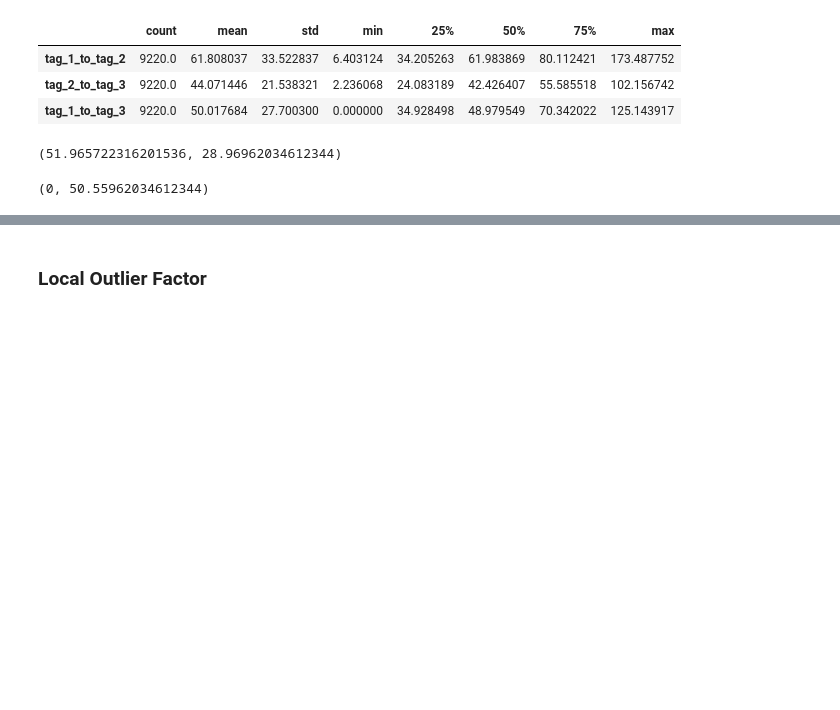
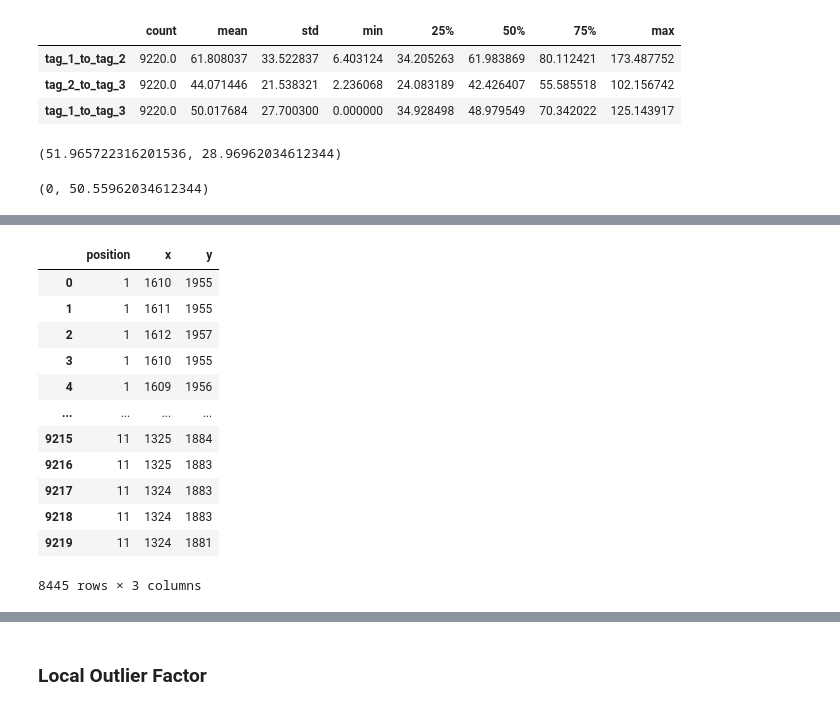
Before and after one commit to shariqak14/indoor_localization, a Jupyter notebook: gaussian.ipynb, the cells around one changed output, grey strips where cells are left out. Cells and saved outputs as stored; diff of their text form; code cells hidden in the pictures; blank space fills up the shorter version.

```diff
--- a/gaussian.ipynb
+++ b/gaussian.ipynb
@@ -373,6 +358,3 @@ bounded_only_one = ~bounded[(bounded.sum(axis=1) == 1)]
 
 # drop these
 bounded_none = bounded[(bounded.sum(axis=1) == 0)]
-# %%
-# This has the form T/F/F, F/T/F, or F/F/T -- apply the not operator to find the odd one out
-bounded[(bounded.sum(axis=1) == 1)] = ~bounded[(bounded.sum(axis=1) == 1)]
@@ -408,6 +360,0 @@ constrained.to_list()
-# %%
-for i in sorted(data["position"].unique()):
-    constrained = data_pre.query(f"position == {i}")["constrained"].value_counts()
-    print(f"Position {i}:",)
-    print(constrained)
-    print("-" * 31)
@@ -453,26 +360,0 @@ data_pre
-# %%
-for i in data_pre["position"].unique():
-    tag_1_x = data_pre.query(f"position == {i} & tag == 1").x.reset_index(drop=True)
-    tag_2_x = data_pre.query(f"position == {i} & tag == 2").x.reset_index(drop=True)
-    tag_3_x = data_pre.query(f"position == {i} & tag == 3").x.reset_index(drop=True)
-
-    tag_1_y = data_pre.query(f"position == {i} & tag == 1").y.reset_index(drop=True)
-    tag_2_y = data_pre.query(f"position == {i} & tag == 2").y.reset_index(drop=True)
-    tag_3_y = data_pre.query(f"position == {i} & tag == 3").y.reset_index(drop=True)
-
-    fig, axes = plt.subplots(nrows=1, ncols=2, figsize=(12, 4))
-
-    axes[0].plot(tag_1_x, label="tag_1")
-    axes[0].plot(tag_2_x, label="tag_2", color="seagreen")
-    axes[0].plot(tag_3_x, label="tag_3", color="tomato")
-    axes[0].legend(loc="lower right")
-    axes[0].title.set_text(f"position {i} - x")
-
-    axes[1].plot(tag_1_y, label="tag_1")
-    axes[1].plot(tag_2_y, label="tag_2", color="seagreen")
-    axes[1].plot(tag_3_y, label="tag_3", color="tomato")
-    axes[1].legend(loc="lower right")
-    axes[1].title.set_text(f"position {i} - y")
-
-    fig.tight_layout()
-    fig.show()
@@ -491,3 +439,23 @@ for i in data_pre["position"].unique():
+# %%
+data_pre = data.query("tag == 1").loc[:, ["position"]].copy().reset_index(drop=True)
+data_pre["x"] = x_avgs
+data_pre["y"] = y_avgs
+data_pre = data_pre[data_pre["x"] != -1]
+data_pre
+# %% [output]
+|  | position | x | y |
+| 0 | 1 | 1610 | 1955 |
+| 1 | 1 | 1611 | 1955 |
+| 2 | 1 | 1612 | 1957 |
+| 3 | 1 | 1610 | 1955 |
+| 4 | 1 | 1609 | 1956 |
+| ... | ... | ... | ... |
+| 9215 | 11 | 1325 | 1884 |
+| 9216 | 11 | 1325 | 1883 |
+| 9217 | 11 | 1324 | 1883 |
+| 9218 | 11 | 1324 | 1883 |
+| 9219 | 11 | 1324 | 1881 |
+8445 rows × 3 columns
 # %%
 x_pos = [1597, 766, 530, 839, 1269, 530, 530, 1597, 1597, 944, 1315]
 y_pos = [1958, 1690, 2040, 2244, 1744, 1690, 2302, 2302, 1690, 2083, 1925]
```
Also changed, not shown: parts of 13 cells of this notebook.
